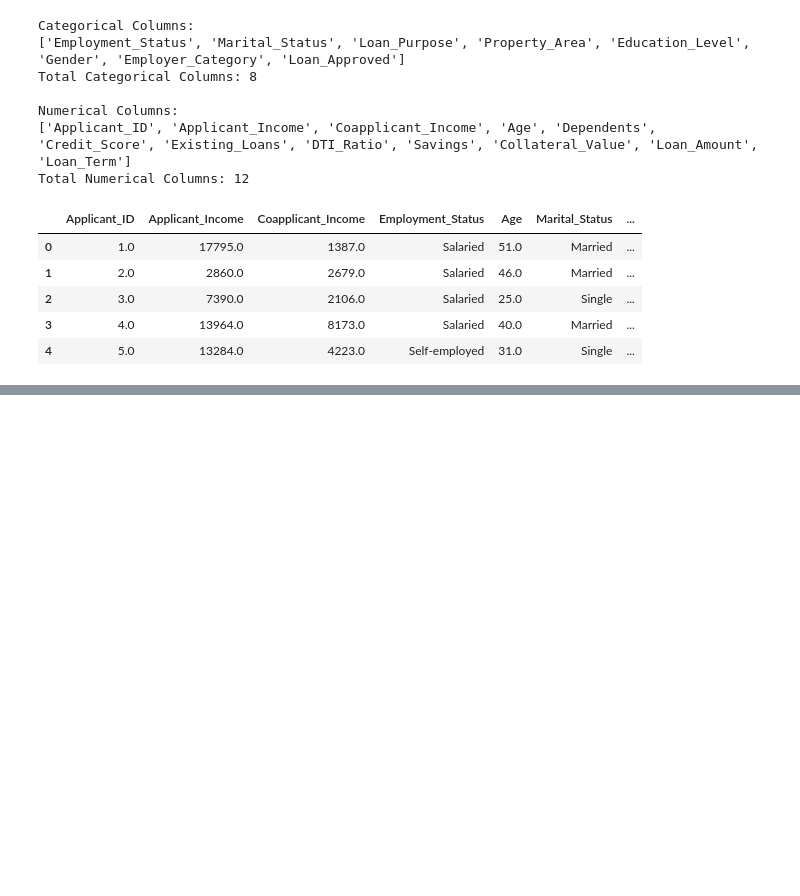
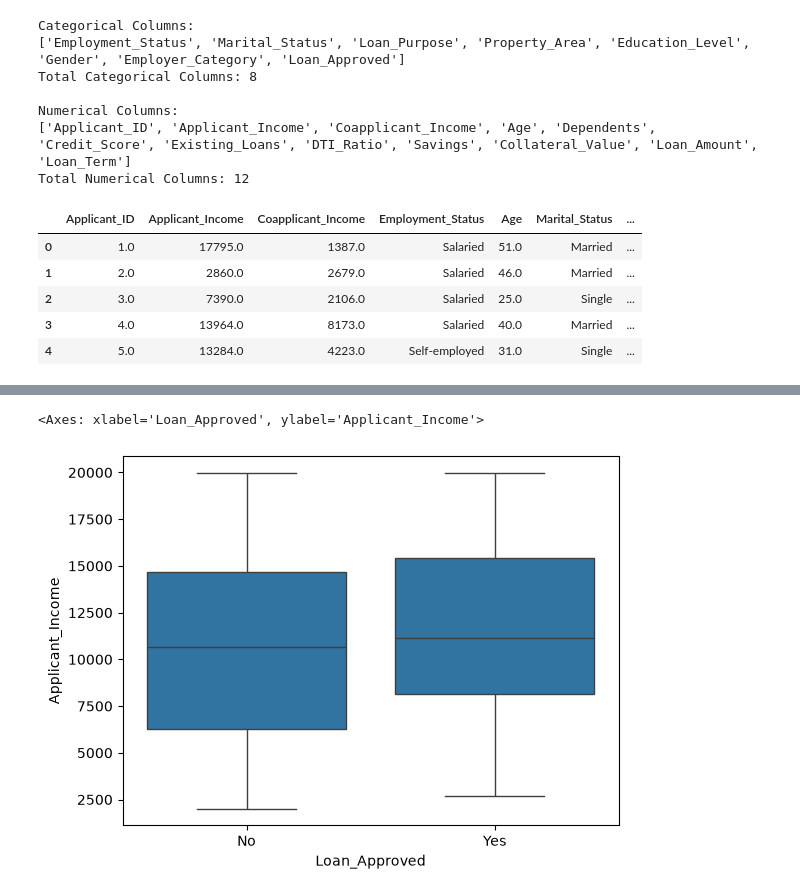
Before and after one commit to manasvi-patidar/creditwise-loan-prediction, a Jupyter notebook: notebook/loan_approval_prediction.ipynb, the cells around one changed output, grey strips where cells are left out. Saved outputs shown, nothing was run; the diff lists cells and outputs as text; code cells hidden in the pictures; blank space fills up the shorter version.

```diff
--- a/notebook/loan_approval_prediction.ipynb
+++ b/notebook/loan_approval_prediction.ipynb
@@ -107,0 +136,11 @@ df.head()
+# %%
+# outlier detection
+
+sns.boxplot(
+    data=df,
+    x="Loan_Approved",
+    y="Applicant_Income"
+)
+# %% [output]
+<Axes: xlabel='Loan_Approved', ylabel='Applicant_Income'>
+[figure, added]
```
Also changed, not shown: parts of 8 cells of this notebook.
